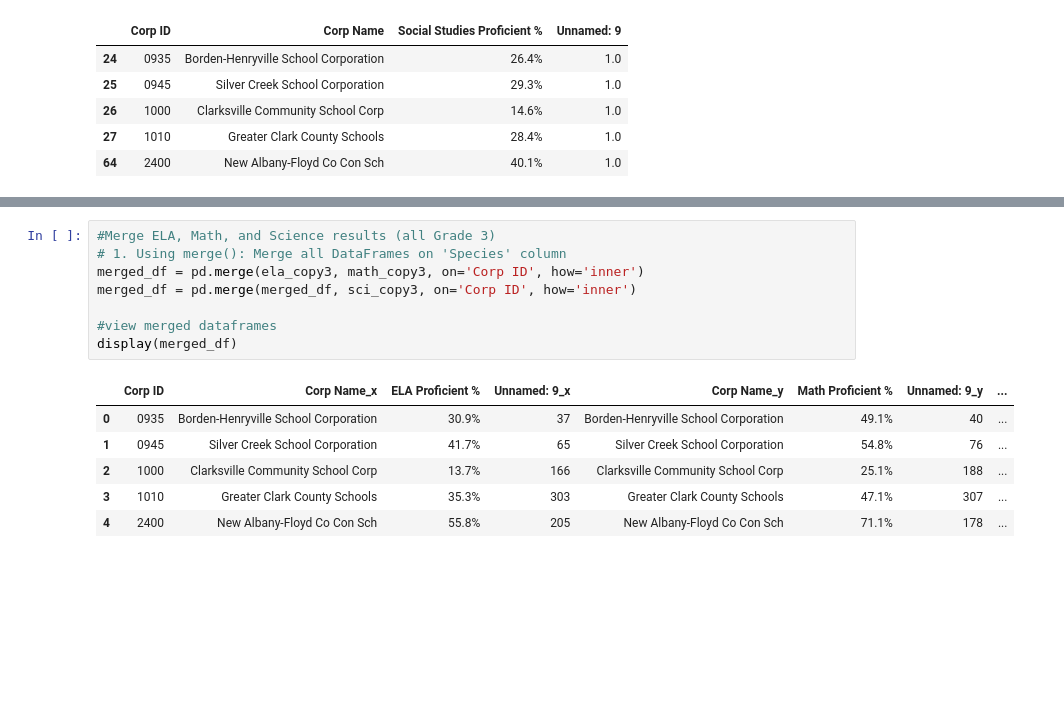
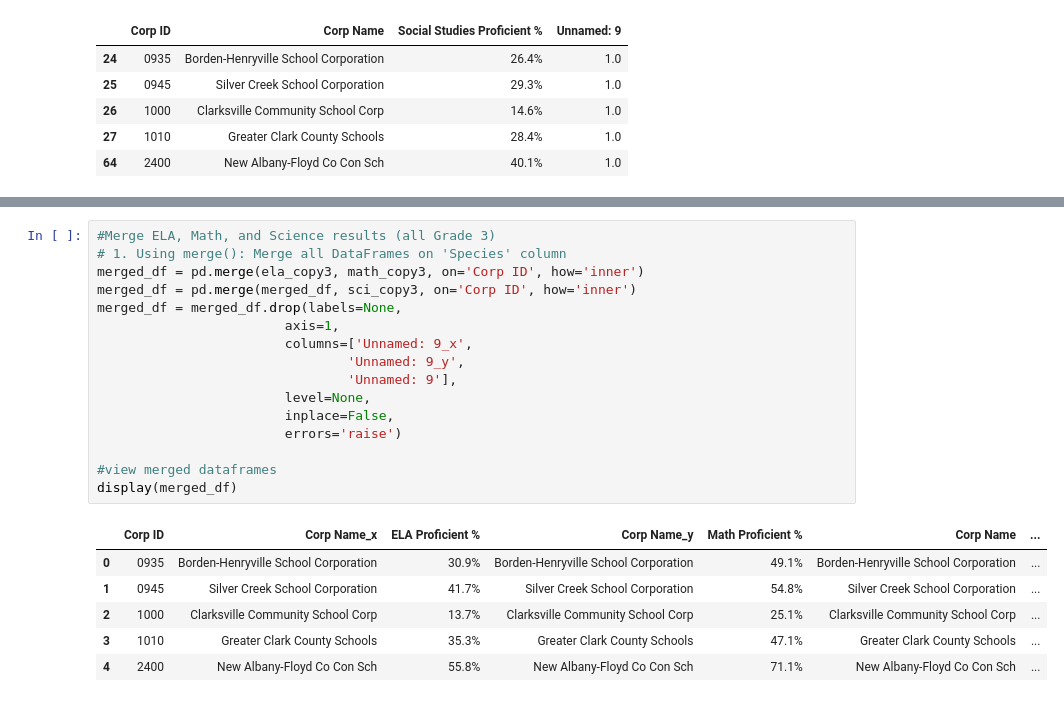
Before and after one commit to RachTheRad/SoIN_Housing_Analysis, a Jupyter notebook: HA_Cap_NB2.ipynb, the cells around one changed output, grey strips where cells are left out. Cells and saved outputs as stored; diff of their text form; blank space fills up the shorter version.

Commit message:
Removed unnecessary columns from ilearn datasets

```diff
--- a/HA_Cap_NB2.ipynb
+++ b/HA_Cap_NB2.ipynb
@@ -501,15 +525,23 @@ display(soc_copy2)
 # %%
 #Merge ELA, Math, and Science results (all Grade 3)
 # 1. Using merge(): Merge all DataFrames on 'Species' column
 merged_df = pd.merge(ela_copy3, math_copy3, on='Corp ID', how='inner')
 merged_df = pd.merge(merged_df, sci_copy3, on='Corp ID', how='inner')
+merged_df = merged_df.drop(labels=None,
+                        axis=1,
+                        columns=['Unnamed: 9_x',
+                                'Unnamed: 9_y',
+                                'Unnamed: 9'],
+                        level=None,
+                        inplace=False,
+                        errors='raise')
 
 #view merged dataframes
 display(merged_df)
 # %% [output]
-|  | Corp ID | Corp Name_x | ELA Proficient % | Unnamed: 9_x | Corp Name_y | Math Proficient % | Unnamed: 9_y | ... |
-| 0 | 0935 | Borden-Henryville School Corporation | 30.9% | 37 | Borden-Henryville School Corporation | 49.1% | 40 | ... |
-| 1 | 0945 | Silver Creek School Corporation | 41.7% | 65 | Silver Creek School Corporation | 54.8% | 76 | ... |
-| 2 | 1000 | Clarksville Community School Corp | 13.7% | 166 | Clarksville Community School Corp | 25.1% | 188 | ... |
-| 3 | 1010 | Greater Clark County Schools | 35.3% | 303 | Greater Clark County Schools | 47.1% | 307 | ... |
-| 4 | 2400 | New Albany-Floyd Co Con Sch | 55.8% | 205 | New Albany-Floyd Co Con Sch | 71.1% | 178 | ... |
+|  | Corp ID | Corp Name_x | ELA Proficient % | Corp Name_y | Math Proficient % | Corp Name | ... |
+| 0 | 0935 | Borden-Henryville School Corporation | 30.9% | Borden-Henryville School Corporation | 49.1% | Borden-Henryville School Corporation | ... |
+| 1 | 0945 | Silver Creek School Corporation | 41.7% | Silver Creek School Corporation | 54.8% | Silver Creek School Corporation | ... |
+| 2 | 1000 | Clarksville Community School Corp | 13.7% | Clarksville Community School Corp | 25.1% | Clarksville Community School Corp | ... |
+| 3 | 1010 | Greater Clark County Schools | 35.3% | Greater Clark County Schools | 47.1% | Greater Clark County Schools | ... |
+| 4 | 2400 | New Albany-Floyd Co Con Sch | 55.8% | New Albany-Floyd Co Con Sch | 71.1% | New Albany-Floyd Co Con Sch | ... |
```
Also changed, not shown: parts of 5 cells of this notebook.
